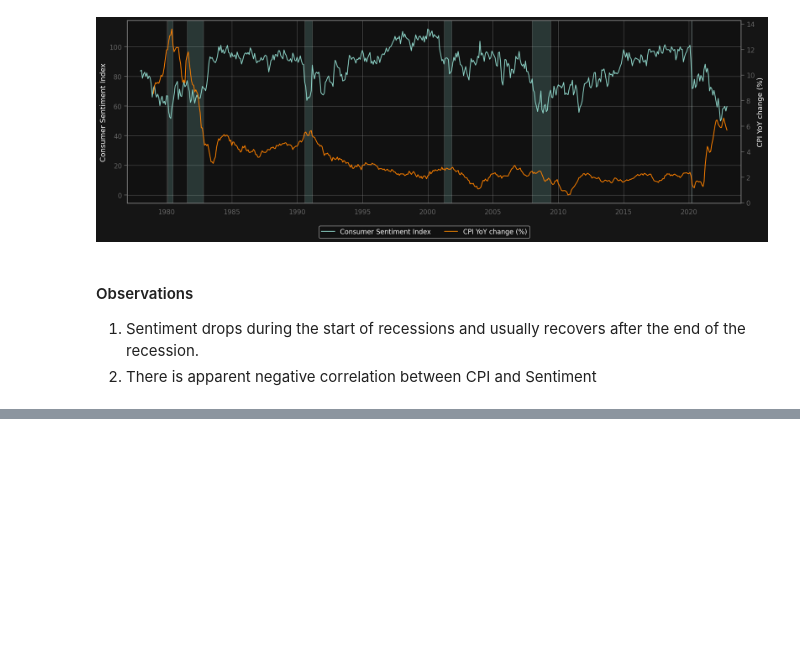
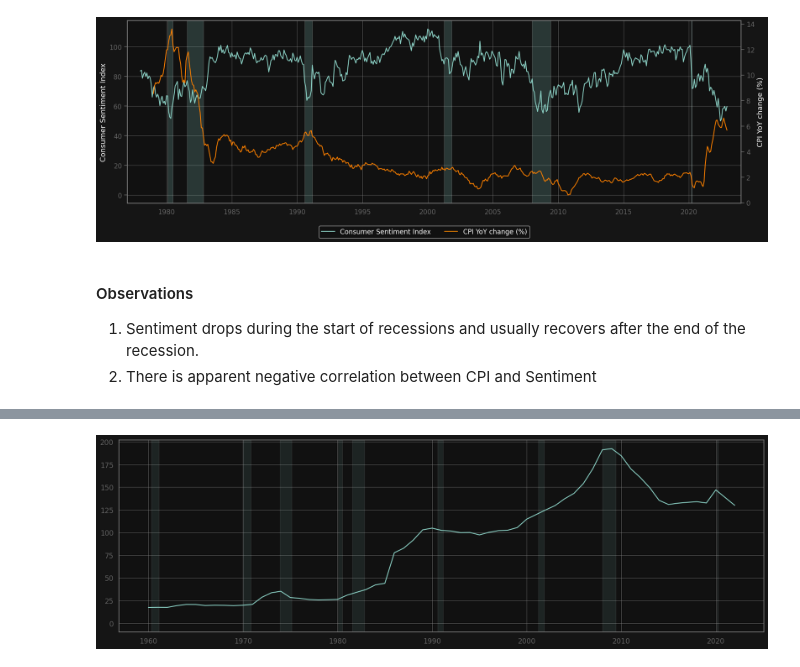
Before and after one commit to utkusarioglu/backtesting-workshop, a Jupyter notebook: src/quant/business_cycles/leading_and_correlated.ipynb, the cells around one changed output, grey strips where cells are left out. Saved outputs shown, nothing was run; the diff lists cells and outputs as text; code cells hidden in the pictures; blank space fills up the shorter version.

```diff
--- a/src/quant/business_cycles/leading_and_correlated.ipynb
+++ b/src/quant/business_cycles/leading_and_correlated.ipynb
@@ -58,0 +94,23 @@ fig.show()
+# %%
+private_credit = wb.data.DataFrame("FS.AST.PRVT.GD.ZS", ["GBR"], labels=True)
+private_credit = private_credit.set_index("Country")
+private_credit.columns = pd.to_datetime(
+    private_credit.columns.str.replace("YR", "")
+)
+# %%
+fig, ax = plt.subplots(figsize=(20, 6))
+ax.plot(private_credit.loc["United Kingdom"])
+
+nber_range = nber.loc[datetime(1960, 1, 1) : datetime(2022, 12, 31)]
+ax.fill_between(
+    nber_range.index,
+    0,
+    1,
+    where=nber_range["USREC"] == 1,
+    transform=ax.get_xaxis_transform(),
+    alpha=0.1,
+)
+
+fig.show()
+# %% [output]
+[figure, added]
```
Also changed, not shown: parts of 5 cells of this notebook.
